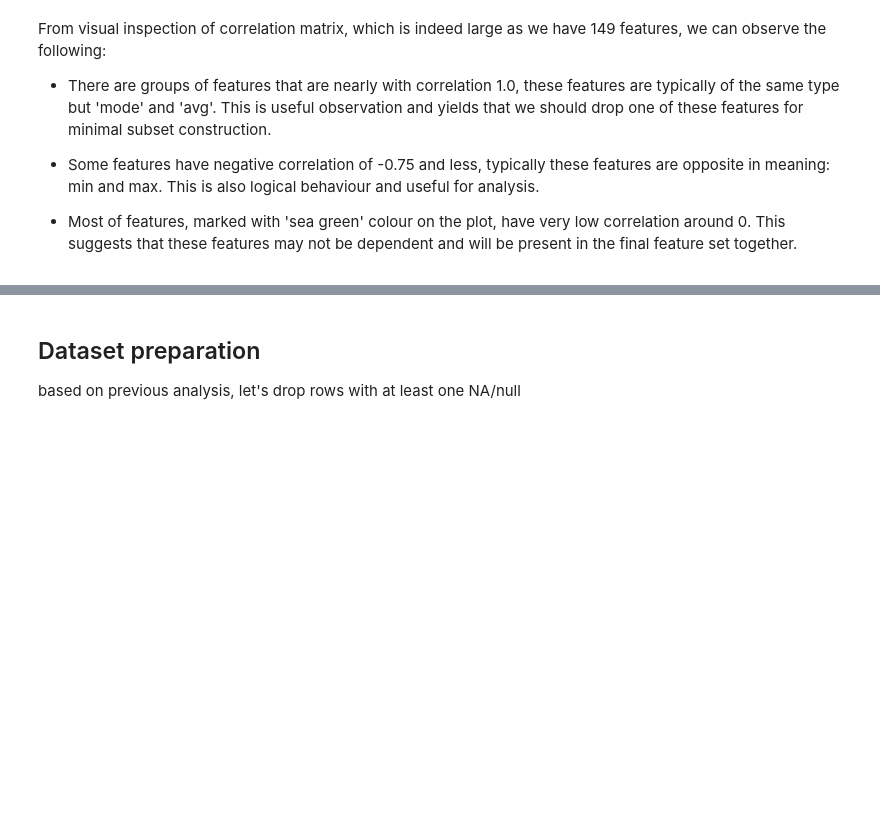
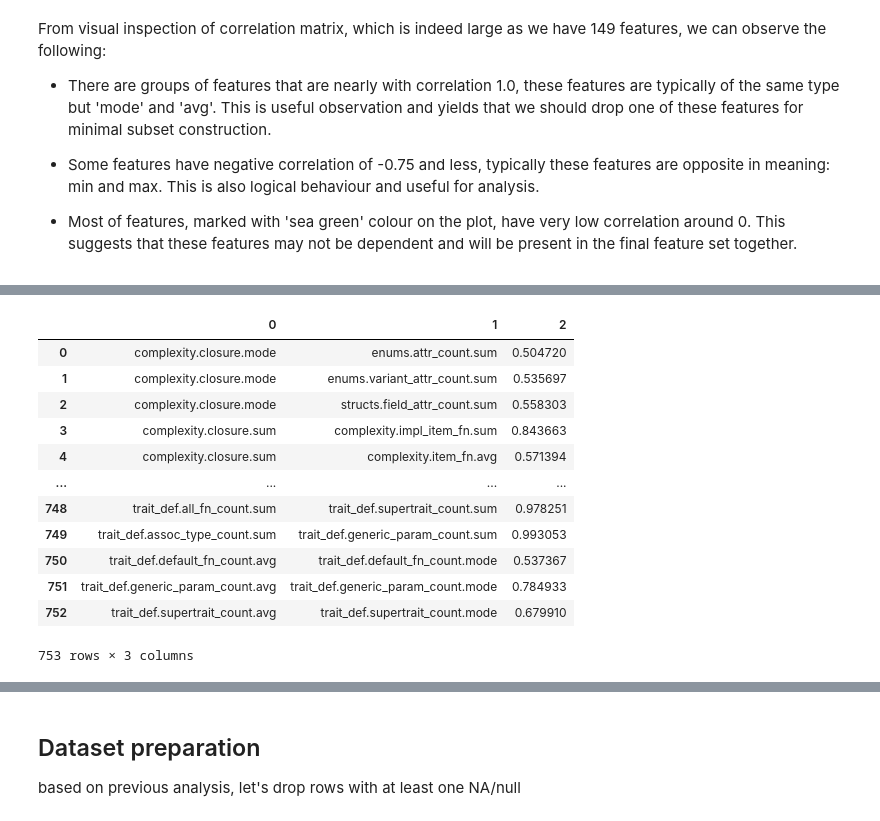
Before and after one commit to Glemhel/subsetter, a Jupyter notebook: Subsetter.ipynb, the cells around one changed output, grey strips where cells are left out. Drawn from its saved outputs; the diff is of its cells as text; code cells hidden in the pictures; blank space fills up the shorter version.

```diff
--- a/Subsetter.ipynb
+++ b/Subsetter.ipynb
@@ -216,0 +249,18 @@ From visual inspection of correlation matrix, which is indeed large as we have 1
+# %%
+dfcorr = pd.DataFrame(correlations_list)
+dfcorr.to_csv('high-correlation-pairs.csv')
+dfcorr
+# %% [output]
+|  | 0 | 1 | 2 |
+| 0 | complexity.closure.mode | enums.attr_count.sum | 0.504720 |
+| 1 | complexity.closure.mode | enums.variant_attr_count.sum | 0.535697 |
+| 2 | complexity.closure.mode | structs.field_attr_count.sum | 0.558303 |
+| 3 | complexity.closure.sum | complexity.impl_item_fn.sum | 0.843663 |
+| 4 | complexity.closure.sum | complexity.item_fn.avg | 0.571394 |
+| ... | ... | ... | ... |
+| 748 | trait_def.all_fn_count.sum | trait_def.supertrait_count.sum | 0.978251 |
+| 749 | trait_def.assoc_type_count.sum | trait_def.generic_param_count.sum | 0.993053 |
+| 750 | trait_def.default_fn_count.avg | trait_def.default_fn_count.mode | 0.537367 |
+| 751 | trait_def.generic_param_count.avg | trait_def.generic_param_count.mode | 0.784933 |
+| 752 | trait_def.supertrait_count.avg | trait_def.supertrait_count.mode | 0.679910 |
+753 rows × 3 columns
```
Also changed, not shown: parts of 10 cells of this notebook, 2 other files.
